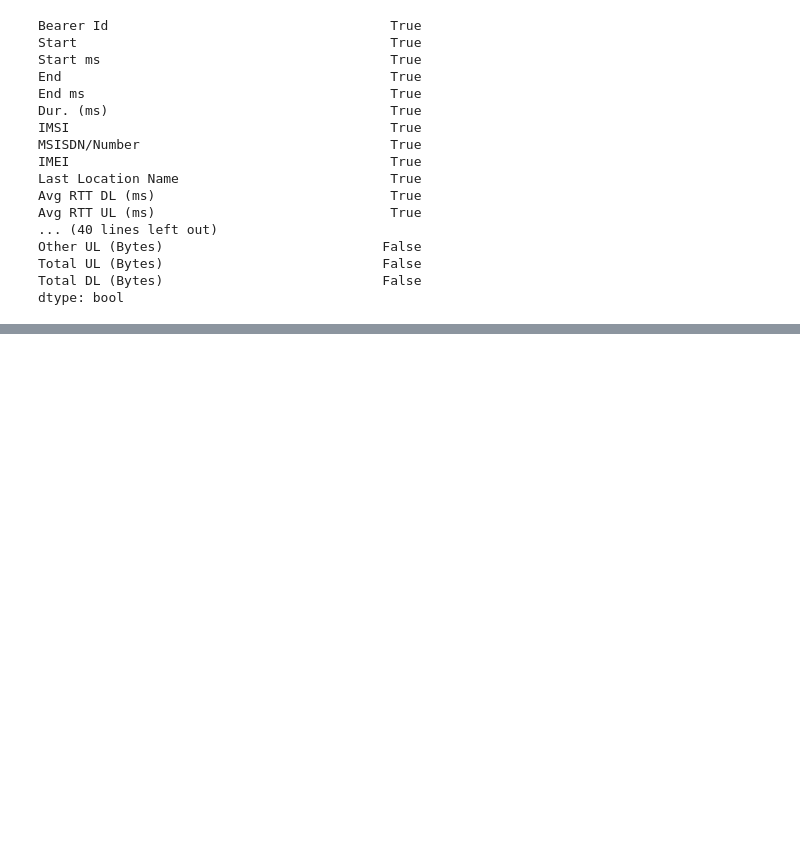
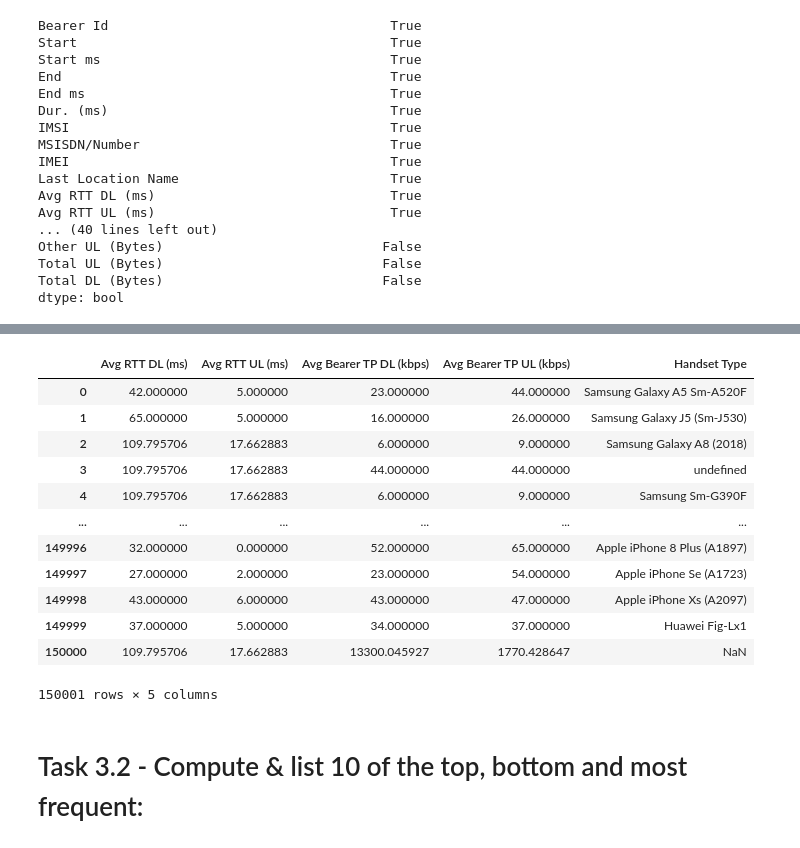
Before and after one commit to abu-bakarr/10-Academy-Week1, a Jupyter notebook: Task1.ipynb, the cells around one changed output, grey strips where cells are left out. Saved outputs shown, nothing was run; the diff lists cells and outputs as text; code cells hidden in the pictures; blank space fills up the shorter version.

Commit message:
Add task 3

```diff
--- a/Task1.ipynb
+++ b/Task1.ipynb
@@ -298,0 +285,9 @@ print (df)
+# %%
+df = pd.DataFrame(data, columns= [
+'Avg RTT DL (ms)',
+'Avg RTT UL (ms)',
+'Avg Bearer TP DL (kbps)',
+'Avg Bearer TP UL (kbps)',
+'Handset Type',])
+
+df.describe()
@@ -298,0 +304,18 @@ print (df)
+# %%
+df.fillna(df.mean())
+# %% [output]
+|  | Avg RTT DL (ms) | Avg RTT UL (ms) | Avg Bearer TP DL (kbps) | Avg Bearer TP UL (kbps) | Handset Type |
+| 0 | 42.000000 | 5.000000 | 23.000000 | 44.000000 | Samsung Galaxy A5 Sm-A520F |
+| 1 | 65.000000 | 5.000000 | 16.000000 | 26.000000 | Samsung Galaxy J5 (Sm-J530) |
+| 2 | 109.795706 | 17.662883 | 6.000000 | 9.000000 | Samsung Galaxy A8 (2018) |
+| 3 | 109.795706 | 17.662883 | 44.000000 | 44.000000 | undefined |
+| 4 | 109.795706 | 17.662883 | 6.000000 | 9.000000 | Samsung Sm-G390F |
+| ... | ... | ... | ... | ... | ... |
+| 149996 | 32.000000 | 0.000000 | 52.000000 | 65.000000 | Apple iPhone 8 Plus (A1897) |
+| 149997 | 27.000000 | 2.000000 | 23.000000 | 54.000000 | Apple iPhone Se (A1723) |
+| 149998 | 43.000000 | 6.000000 | 43.000000 | 47.000000 | Apple iPhone Xs (A2097) |
+| 149999 | 37.000000 | 5.000000 | 34.000000 | 37.000000 | Huawei Fig-Lx1 |
+| 150000 | 109.795706 | 17.662883 | 13300.045927 | 1770.428647 | NaN |
+150001 rows × 5 columns
+# %% [markdown]
+# Task 3.2 - Compute & list 10 of the top, bottom and most frequent:
```
Also changed, not shown: parts of 6 cells of this notebook.
